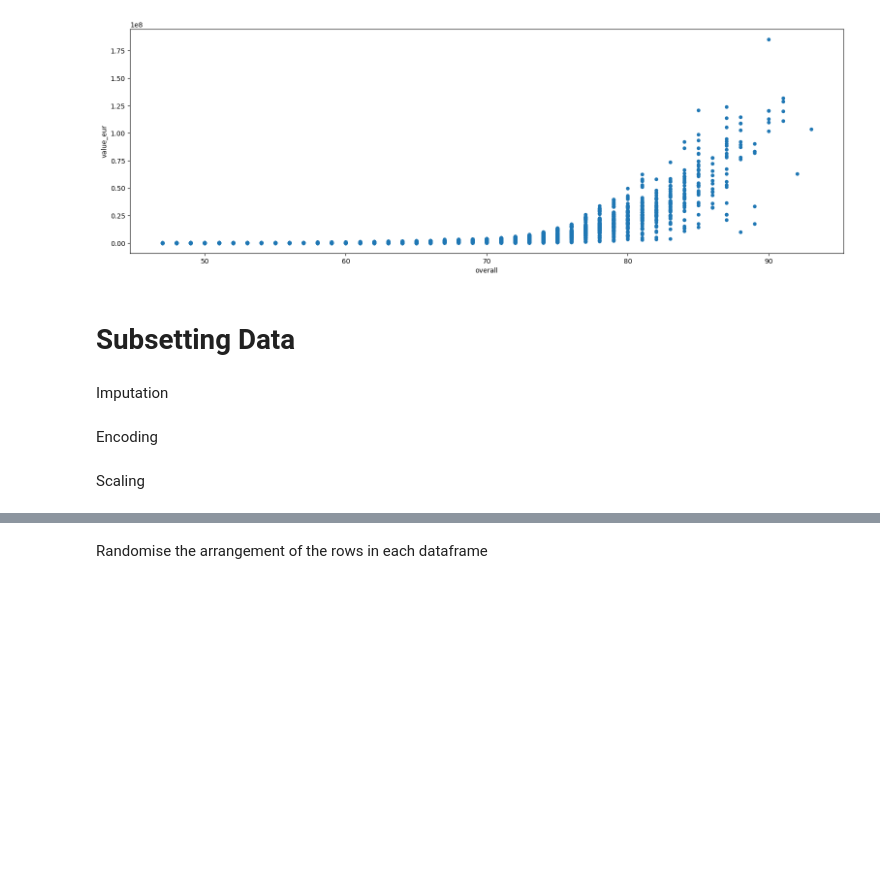
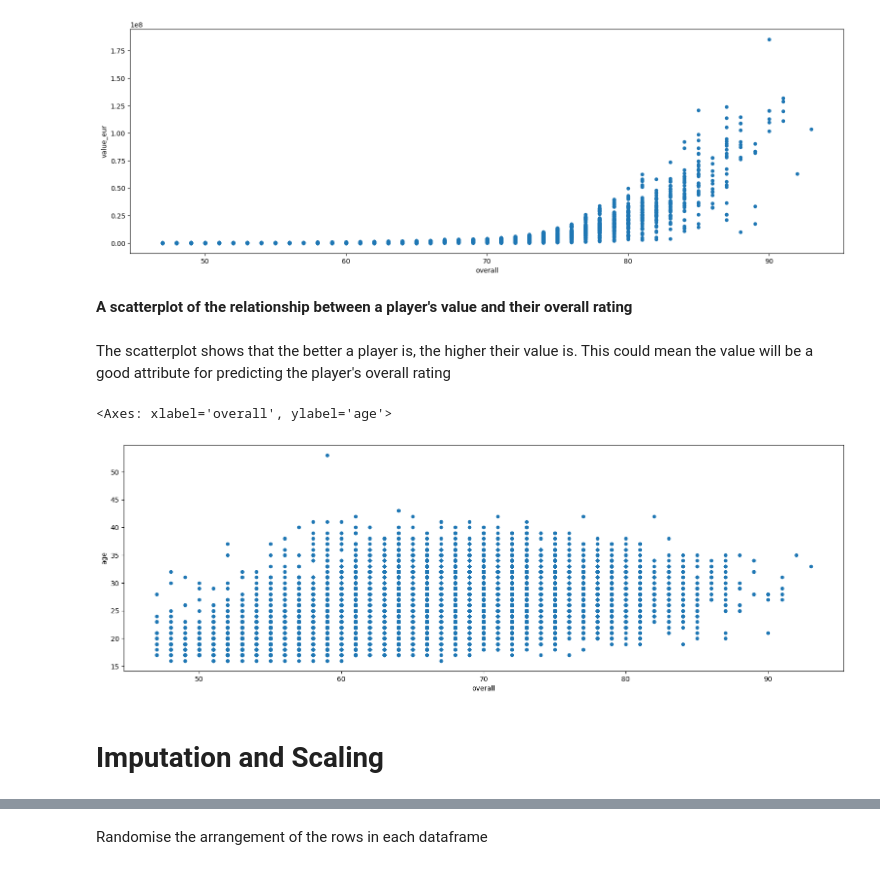
Before and after one commit to quagrain/26_SportsPrediction, a Jupyter notebook: 26_SportsPrediction.ipynb, the cells around one changed output, grey strips where cells are left out. Saved outputs shown, nothing was run; the diff lists cells and outputs as text; code cells hidden in the pictures; blank space fills up the shorter version.

```diff
--- a/26_SportsPrediction.ipynb
+++ b/26_SportsPrediction.ipynb
@@ -83,5 +110,3 @@ fifa_21.plot(kind="scatter", x="overall", y="value_eur", figsize=(19,6))
 # %% [output]
 <Axes: xlabel='overall', ylabel='value_eur'>
 [figure]
-# %% [markdown]
-# **Subsetting Data**
@@ -108,5 +113,14 @@ ovr_22 = train_22['overall']
-# %% [markdown]
-Imputation
+# %% [markdown]
+**A scatterplot of the relationship between a player's value and their overall rating**
+# %% [markdown]
+The scatterplot shows that the better a player is, the higher their value is. This could mean the value will be a good attribute for predicting the player's overall rating
+# %%
+fifa_21.plot(kind="scatter", x="overall", y="age", figsize=(19,6))
+# %% [output]
+<Axes: xlabel='overall', ylabel='age'>
+[figure, added]
+# %% [markdown]
+# **Imputation and Scaling**
 # %%
 imp = SimpleImputer()
 imp.fit(train_21)
@@ -115,5 +129,3 @@ train_21_imp=pd.DataFrame(imputed_data, columns=train_21.columns)
 
 imputed_data = imp.fit_transform(train_22)
 train_22_imp=pd.DataFrame(imputed_data, columns=train_22.columns)
-# %% [markdown]
-Encoding
@@ -127,5 +132,3 @@ labels_22 = pd.DataFrame(encoder.fit_transform(labels_22), columns = labels_22.c
-# %% [markdown]
-Scaling
 # %%
 train_21_imp.drop(columns='overall', inplace=True)
 train_22_imp.drop(columns='overall', inplace=True)
```
Also changed, not shown: parts of 28 cells of this notebook, 7 other files.
